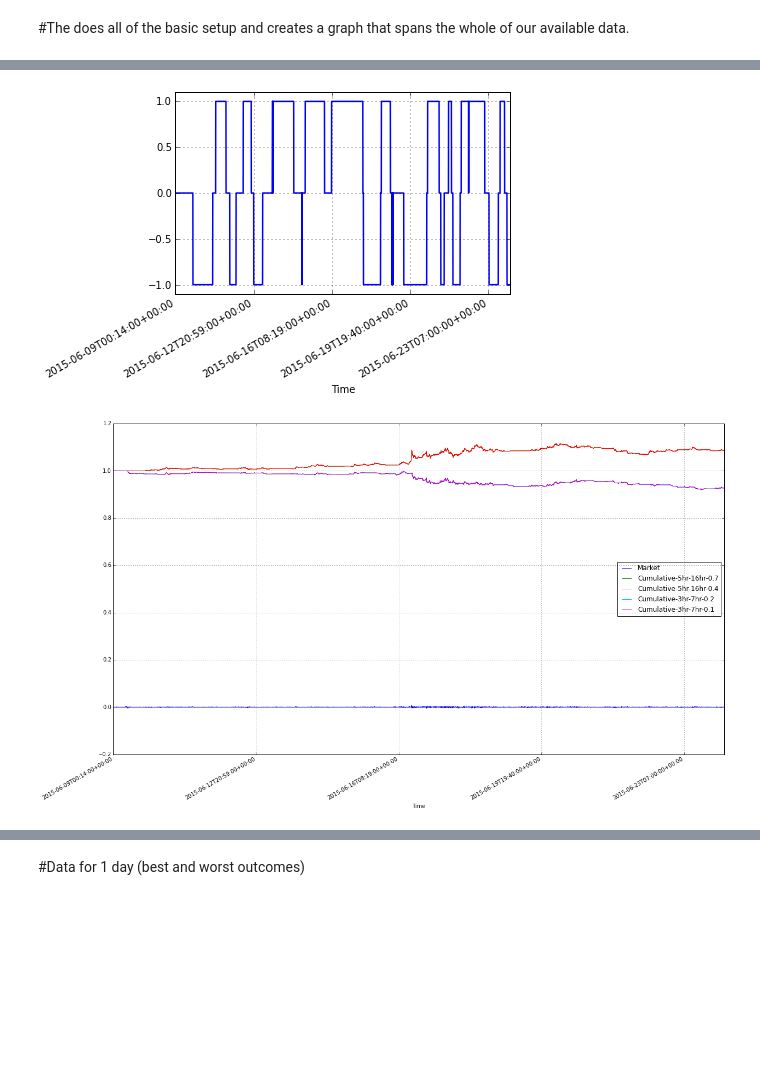
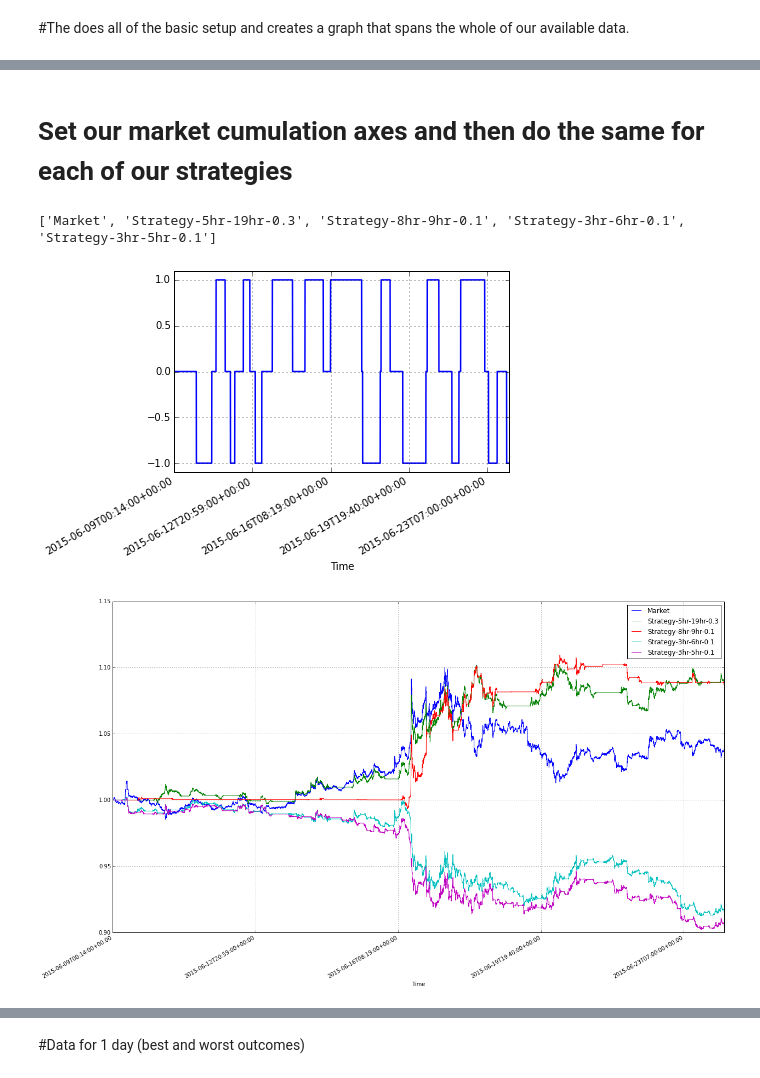
Before and after one commit to peterFran/bitpy, a Jupyter notebook: modelling/Test_Many_Diffs.ipynb, the cells around one changed output, grey strips where cells are left out. Cells and saved outputs as stored; diff of their text form; code cells hidden in the pictures; blank space fills up the shorter version.

```diff
--- a/modelling/Test_Many_Diffs.ipynb
+++ b/modelling/Test_Many_Diffs.ipynb
@@ -15,6 +15,7 @@ class Name():
         self.mean1 = str(means[0])+"hr"
         self.mean2 = str(means[1])+"hr"
         self.name = self.mean1+"-"+self.mean2
+        self.sd = sd
         self.strategy = "Strategy-{}-%.1f".format(self.name) % sd
         self.regime = "Regime-{}-%.1f".format(self.name) % sd
         self.cumsum = "Cumulative-{}-%.1f".format(self.name) % sd
@@ -43,8 +44,8 @@ def create_diff(dataframe, name):
         dataframe[name.name] = dataframe[name.mean1] - dataframe[name.mean2]
 
 def create_regime(dataframe, name):
-    dataframe[name.regime] = np.where(dataframe[name.name] > SD, 1, 0)
-    dataframe[name.regime] = np.where(dataframe[name.name] < -SD, -1, dataframe[name.regime])
+    dataframe[name.regime] = np.where(dataframe[name.name] > name.sd, 1, 0)
+    dataframe[name.regime] = np.where(dataframe[name.name] < -name.sd, -1, dataframe[name.regime])
 
 def set_market(dataframe):
     dataframe['Market'] = np.log(dataframe['Value']/ dataframe['Value'].shift(1))
@@ -59,0 +71,2 @@ def create_cumsum(dataframe, name):
+# %% [markdown]
+# Set our market cumulation axes and then do the same for each of our strategies
@@ -60,30 +83,18 @@ def create_cumsum(dataframe, name):
 # %%
-means = range(1,24)
-SDs = np.arange(0.1,1,0.1)
-df = get_dataframe()
-create_means(df,means)
-create_diffs(df,means)
-set_market(df)
-
-regime_and_strategy_names = [Name(means, sd) for means in list(itertools.combinations(means, 2)) for sd in SDs]
-for name in regime_and_strategy_names:
-    create_diff(df,name)
-    create_regime(df, name)
-    create_strategy(df,name)
-    create_cumsum(df, name)
-
-df2 = df[[a.cumsum for a in regime_and_strategy_names]][-1:].transpose().sort([df.index.tolist()[-1]],ascending=[0])
-column_names = ['Market-']+df2[:2].index.tolist()+df2[-2:].index.tolist()
+df2 = df[[a.strategy for a in regime_and_strategy_names]].cumsum().apply(np.exp)[-1:].transpose().sort([df.index.tolist()[-1]],ascending=[0])
+column_names = ['Market']+df2[:2].index.tolist()+df2[-2:].index.tolist()
+print(column_names)
 i = df2[:1].index.tolist()[0]
 plota = df[Name.from_strategy_name(i).regime].plot(lw=1.5)
 plota.set_ylim([-1.1,1.1])
 plota.get_figure().autofmt_xdate()
 
 # df[column_names].tail
-plotb = df[column_names].plot(grid=True, figsize=(20,12))
+plotb = df[column_names].cumsum().apply(np.exp).plot(grid=True, figsize=(20,12))
 # plotb = df[column_names].plot(grid=True, figsize=(40,25))
 
 plotb.get_figure().autofmt_xdate()
 # %% [output]
+['Market', 'Strategy-5hr-19hr-0.3', 'Strategy-8hr-9hr-0.1', 'Strategy-3hr-6hr-0.1', 'Strategy-3hr-5hr-0.1']
-[figure, old version]
+[figure, new version]
-[figure, old version]
+[figure, new version]
```
Also changed, not shown: parts of 8 cells of this notebook, 10 other files.
